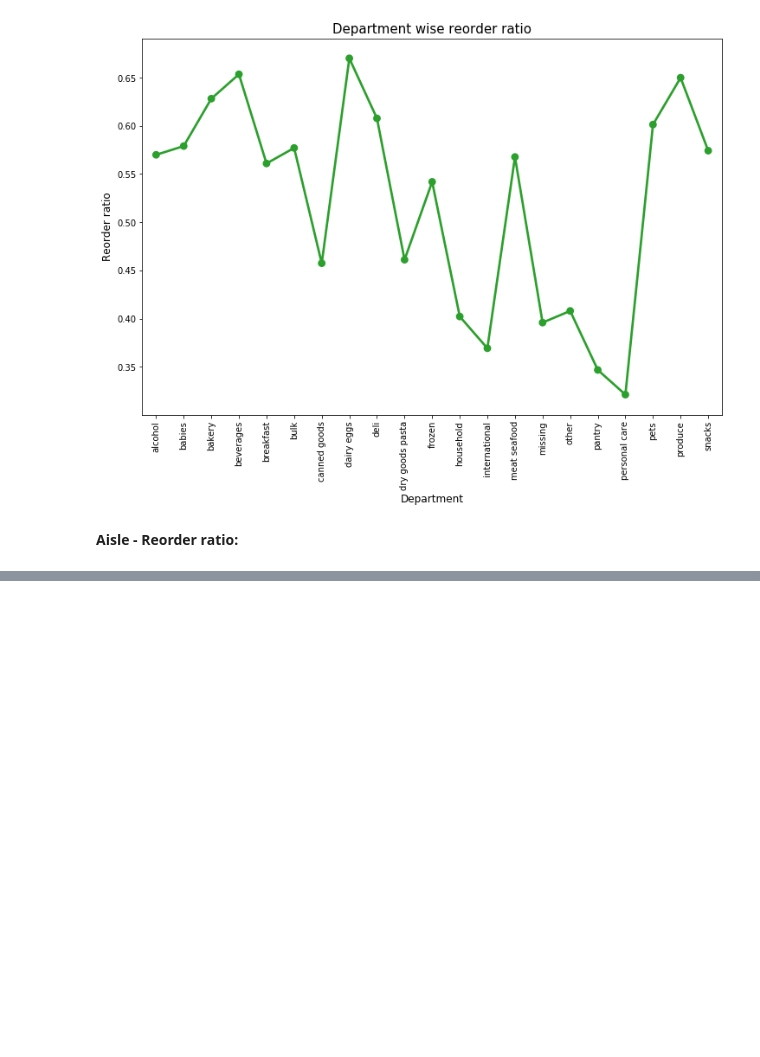
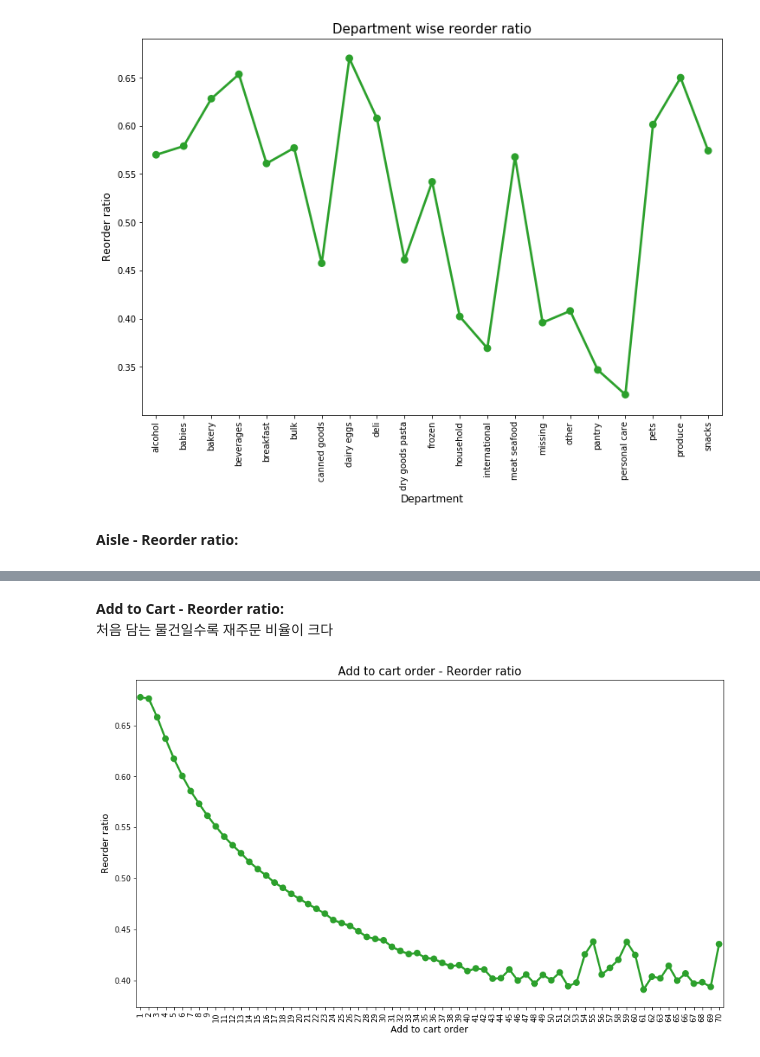
Before and after one commit to suhyun-cho/Dive-to-Kaggle, a Jupyter notebook: Instacart Market Basket Analysis/Simple Exploration.ipynb, the cells around one changed output, grey strips where cells are left out. Saved outputs shown, nothing was run; the diff lists cells and outputs as text; code cells hidden in the pictures; blank space fills up the shorter version.

```diff
--- a/Instacart Market Basket Analysis/Simple Exploration.ipynb
+++ b/Instacart Market Basket Analysis/Simple Exploration.ipynb
@@ -312,0 +340,17 @@ plt.show()
+# %% [markdown]
+**Add to Cart - Reorder ratio:** <br>
+처음 담는 물건일수록 재주문 비율이 크다
+# %%
+order_products_prior_df["add_to_cart_order_mod"]=order_products_prior_df["add_to_cart_order"].copy()
+order_products_prior_df["add_to_cart_order_mod"]=np.where(order_products_prior_df["add_to_cart_order_mod"]>70,70,order_products_prior_df["add_to_cart_order_mod"])
+grouped_df=order_products_prior_df.groupby(["add_to_cart_order_mod"])["reordered"].aggregate("mean").reset_index()
+
+plt.figure(figsize=(14,8))
+sns.pointplot(grouped_df["add_to_cart_order_mod"], grouped_df["reordered"], alpha=0.8, color=color[2])
+plt.ylabel('Reorder ratio',fontsize=12)
+plt.xlabel('Add to cart order', fontsize=12)
+plt.title("Add to cart order - Reorder ratio",fontsize=15)
+plt.xticks(rotation='vertical')
+plt.show()
+# %% [output]
+[figure, added]
```
Also changed, not shown: parts of 8 cells of this notebook.
